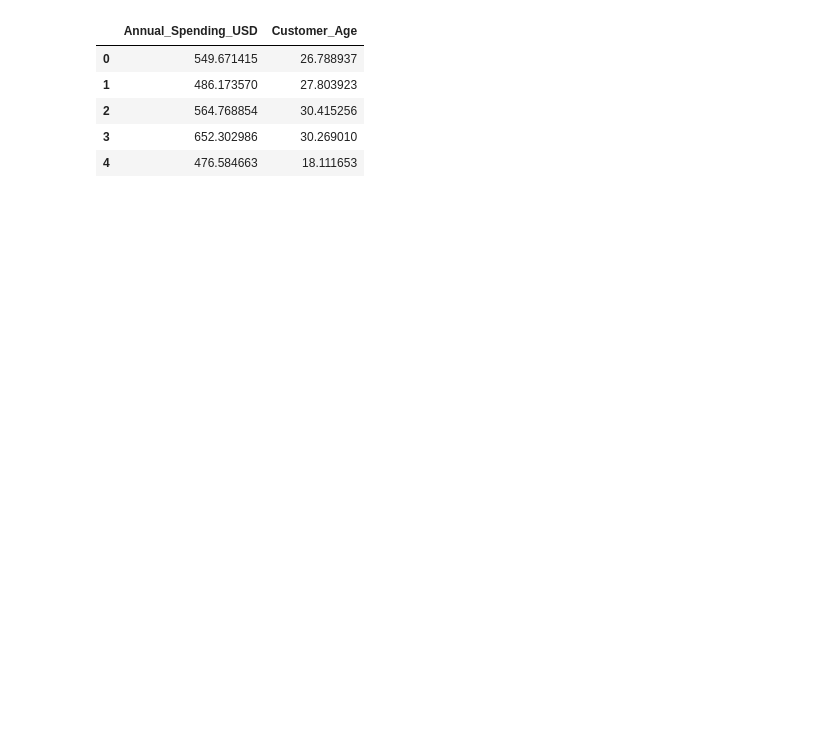
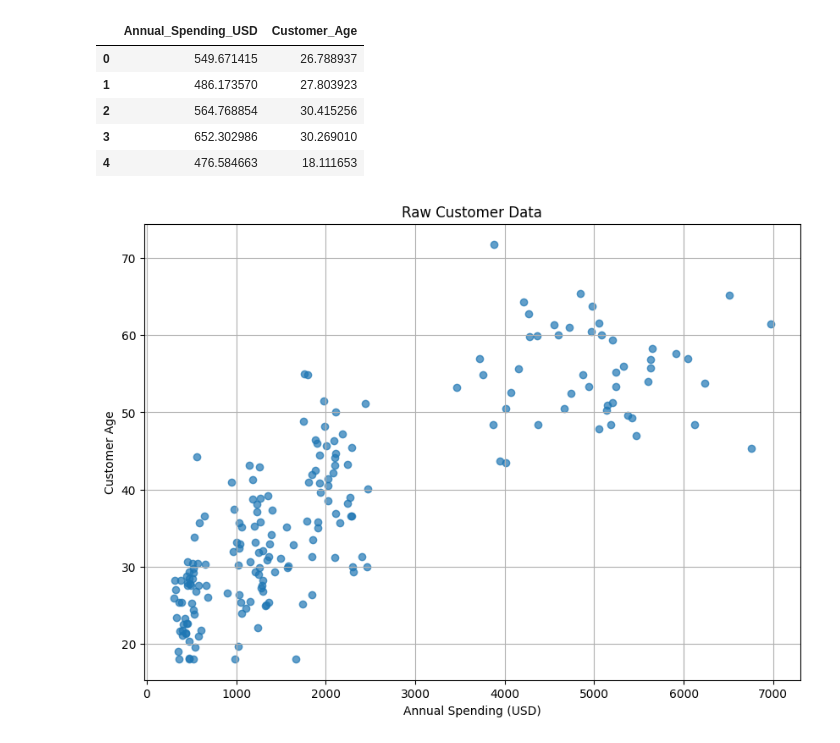
Before and after one commit to mrmyothet/Practical-ML, a Jupyter notebook: machine_learning/K-Means-Clustering/k_mean_clustering_framework.ipynb, the cells around one changed output. Saved outputs shown, nothing was run; the diff lists cells and outputs as text; code cells hidden in the pictures; blank space fills up the shorter version.

```diff
--- a/machine_learning/K-Means-Clustering/k_mean_clustering_framework.ipynb
+++ b/machine_learning/K-Means-Clustering/k_mean_clustering_framework.ipynb
@@ -37,3 +37,13 @@ df.head()
 | 2 | 564.768854 | 30.415256 |
 | 3 | 652.302986 | 30.269010 |
 | 4 | 476.584663 | 18.111653 |
+# %%
+plt.figure(figsize=(10, 7))
+plt.scatter(df['Annual_Spending_USD'], df['Customer_Age'], alpha=0.7)
+plt.xlabel("Annual Spending (USD)")
+plt.ylabel("Customer Age")
+plt.title("Raw Customer Data")
+plt.grid(True)
+plt.show()
+# %% [output]
+[figure, added]
```
Also changed, not shown: parts of 5 cells of this notebook.
